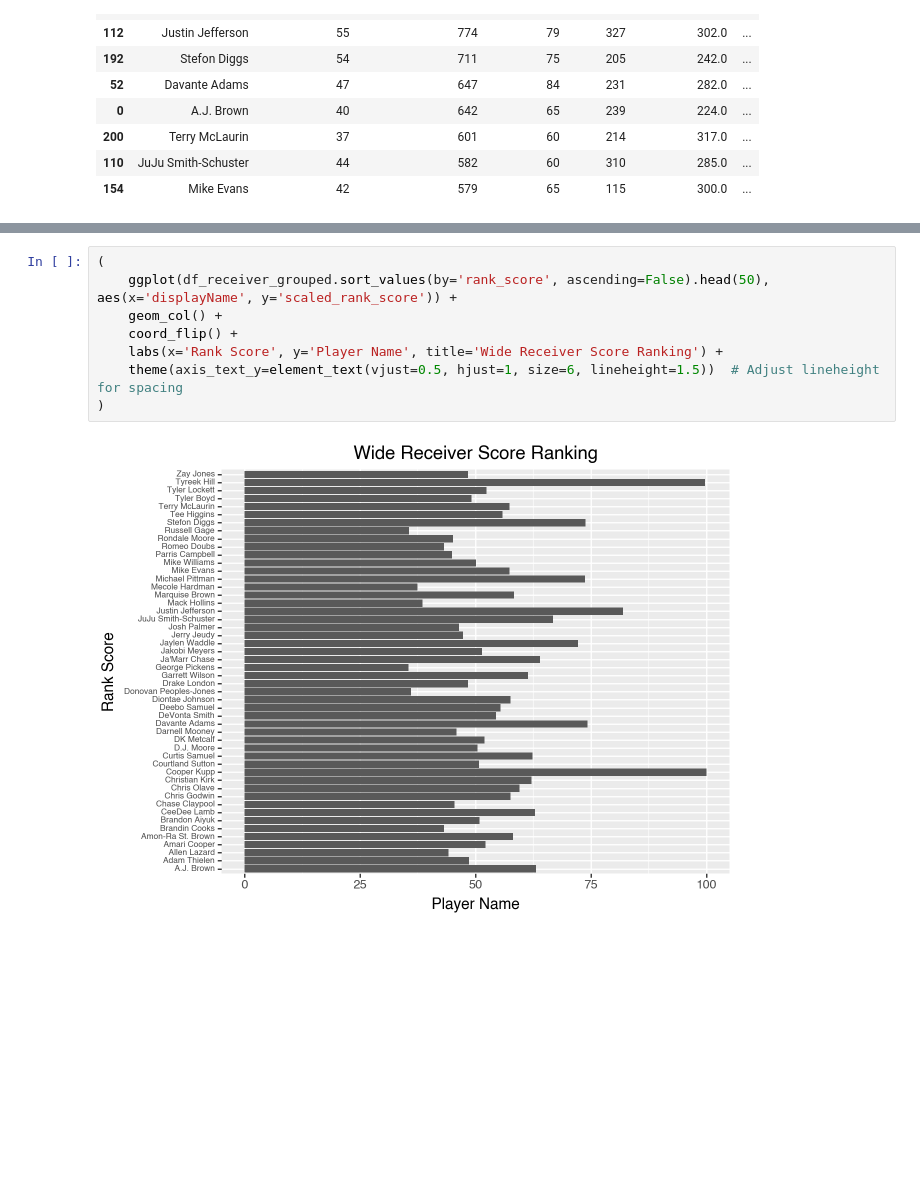
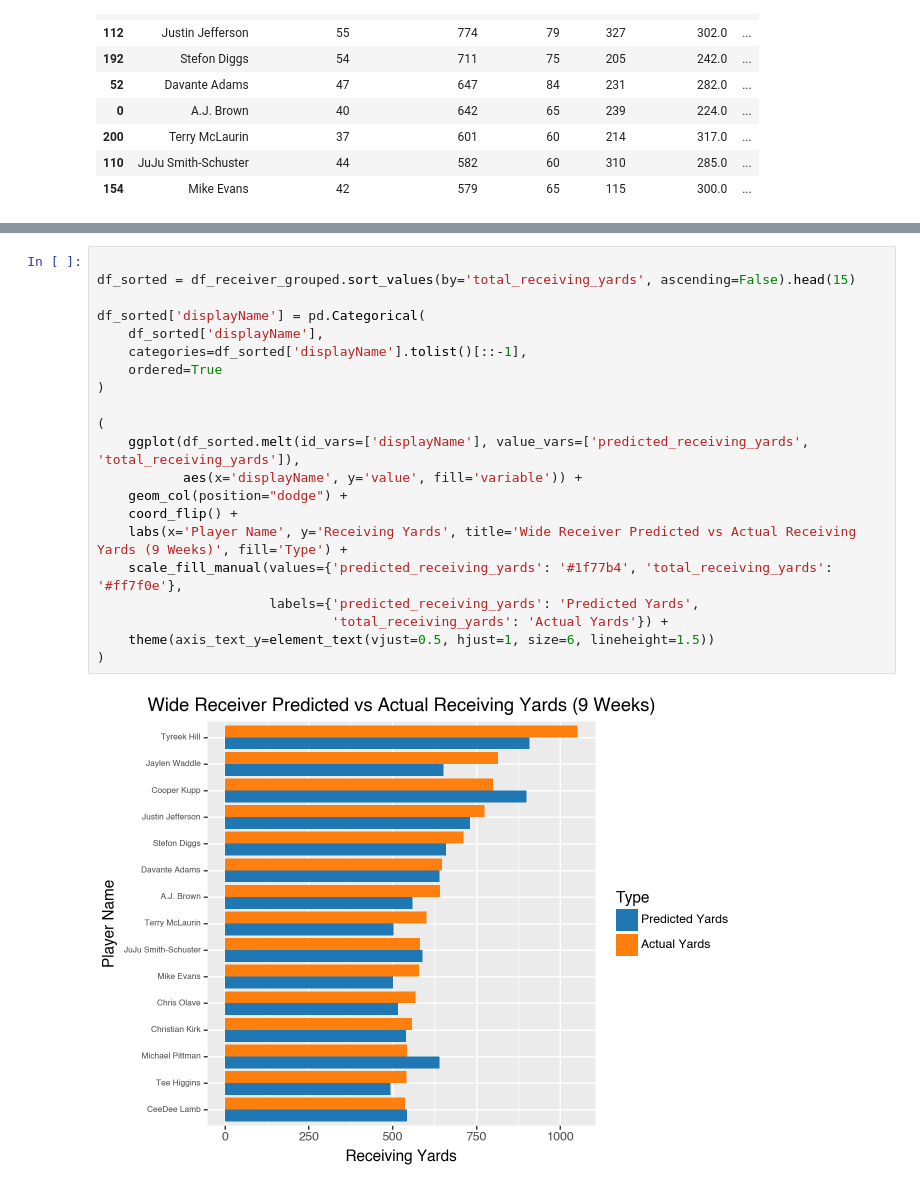
Before and after one commit to ArjunR27/301FinalProject, a Jupyter notebook: receiver_analysis.ipynb, the cells around one changed output, grey strips where cells are left out. Saved outputs shown, nothing was run; the diff lists cells and outputs as text; blank space fills up the shorter version.

Commit message:
receiver

```diff
--- a/receiver_analysis.ipynb
+++ b/receiver_analysis.ipynb
@@ -225,10 +236,23 @@ df_receiver_grouped.sort_values(by='rank_score', ascending=False).head(50)
 # %%
+
+df_sorted = df_receiver_grouped.sort_values(by='total_receiving_yards', ascending=False).head(15)
+
+df_sorted['displayName'] = pd.Categorical(
+    df_sorted['displayName'],
+    categories=df_sorted['displayName'].tolist()[::-1],
+    ordered=True
+)
+
 (
-    ggplot(df_receiver_grouped.sort_values(by='rank_score', ascending=False).head(50), aes(x='displayName', y='scaled_rank_score')) +
-    geom_col() +
+    ggplot(df_sorted.melt(id_vars=['displayName'], value_vars=['predicted_receiving_yards', 'total_receiving_yards']),
+           aes(x='displayName', y='value', fill='variable')) +
+    geom_col(position="dodge") +
     coord_flip() +
-    labs(x='Rank Score', y='Player Name', title='Wide Receiver Score Ranking') +
-    theme(axis_text_y=element_text(vjust=0.5, hjust=1, size=6, lineheight=1.5))  # Adjust lineheight for spacing
+    labs(x='Player Name', y='Receiving Yards', title='Wide Receiver Predicted vs Actual Receiving Yards (9 Weeks)', fill='Type') +
+    scale_fill_manual(values={'predicted_receiving_yards': '#1f77b4', 'total_receiving_yards': '#ff7f0e'},
+                      labels={'predicted_receiving_yards': 'Predicted Yards',
+                              'total_receiving_yards': 'Actual Yards'}) +
+    theme(axis_text_y=element_text(vjust=0.5, hjust=1, size=6, lineheight=1.5))
 )
 # %% [output]
-[figure, old version]
+[figure, new version]
```
Also changed, not shown: parts of 6 cells of this notebook, 1 other file.
